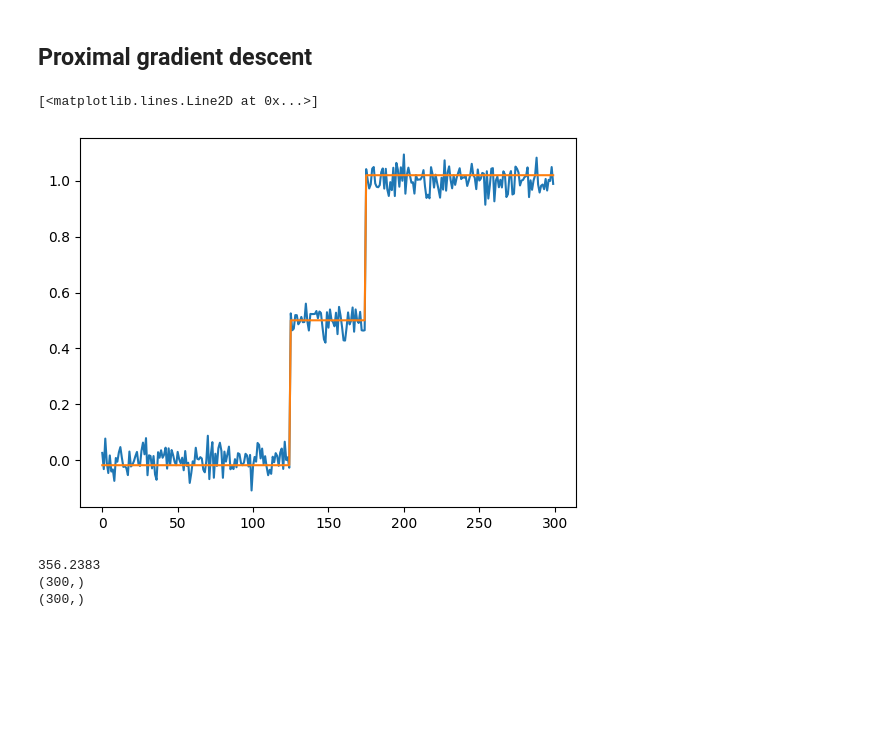
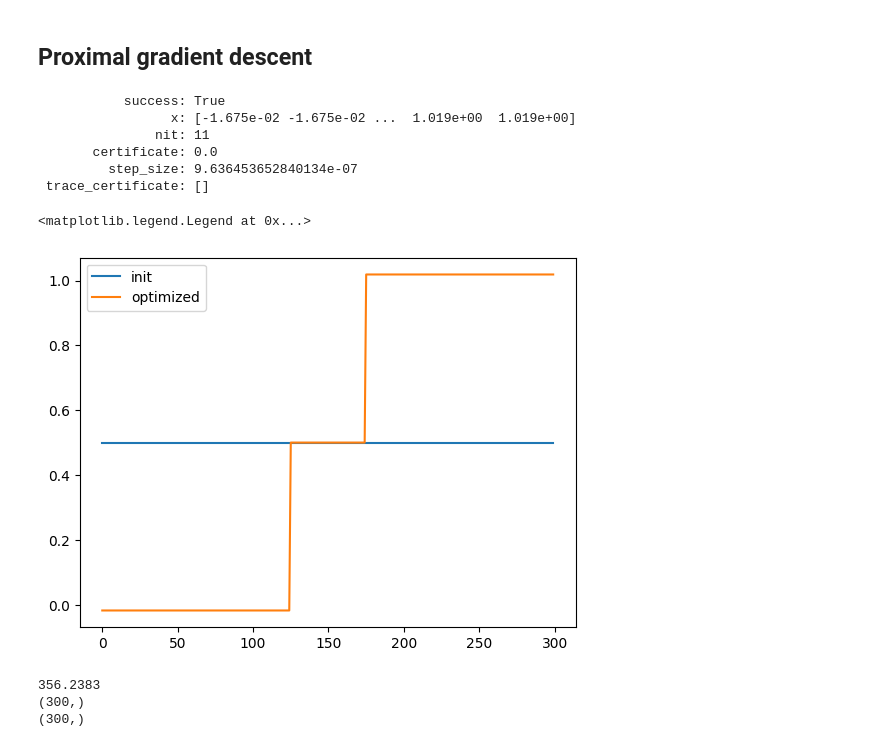
Before and after one commit to emdupre/bayes-ca, a Jupyter notebook: experiments/hierarchical_stagger_jump.ipynb, the cells around one changed output. Saved outputs shown, nothing was run; the diff lists cells and outputs as text; code cells hidden in the pictures; blank space fills up the shorter version.

```diff
--- a/experiments/hierarchical_stagger_jump.ipynb
+++ b/experiments/hierarchical_stagger_jump.ipynb
@@ -192,7 +192,8 @@ from jax.flatten_util import ravel_pytree
 # Wrap the objective and gradient above to take take flattened vectors
 # Use tree flatten and unflatten to convert params x0 from PyTrees to flat arrays
 x0 = jnp.average(subj_obs, axis=0)
-# x0 = 0.5 * jnp.ones((num_timesteps, num_features))
+x0 = 0.5 * jr.normal(jr.PRNGKey(0), (num_timesteps, num_features))
+x0 = 0.5 * jnp.ones((num_timesteps, num_features))
 x0_flat, unravel = ravel_pytree(x0)
 
 
@@ -290,12 +291,22 @@ result = minimize_proximal_gradient(
 )
 
 x = unravel(result.x)
+# %%
+result
+# %% [output]
+           success: True
+                 x: [-1.675e-02 -1.675e-02 ...  1.019e+00  1.019e+00]
+               nit: 11
+       certificate: 0.0
+         step_size: 9.636453652840134e-07
+ trace_certificate: []
 # %%
-plt.plot(x0[:, 0])
-plt.plot(x[:, 0])
+plt.plot(x0[:, 0], label="init")
+plt.plot(x[:, 0], label="optimized")
+plt.legend()
 # %% [output]
-[<matplotlib.lines.Line2D at 0x...>]
+<matplotlib.legend.Legend at 0x...>
-[figure, old version]
+[figure, new version]
 # %%
 x0_flat.shape
 print(f(x0_flat))
```
